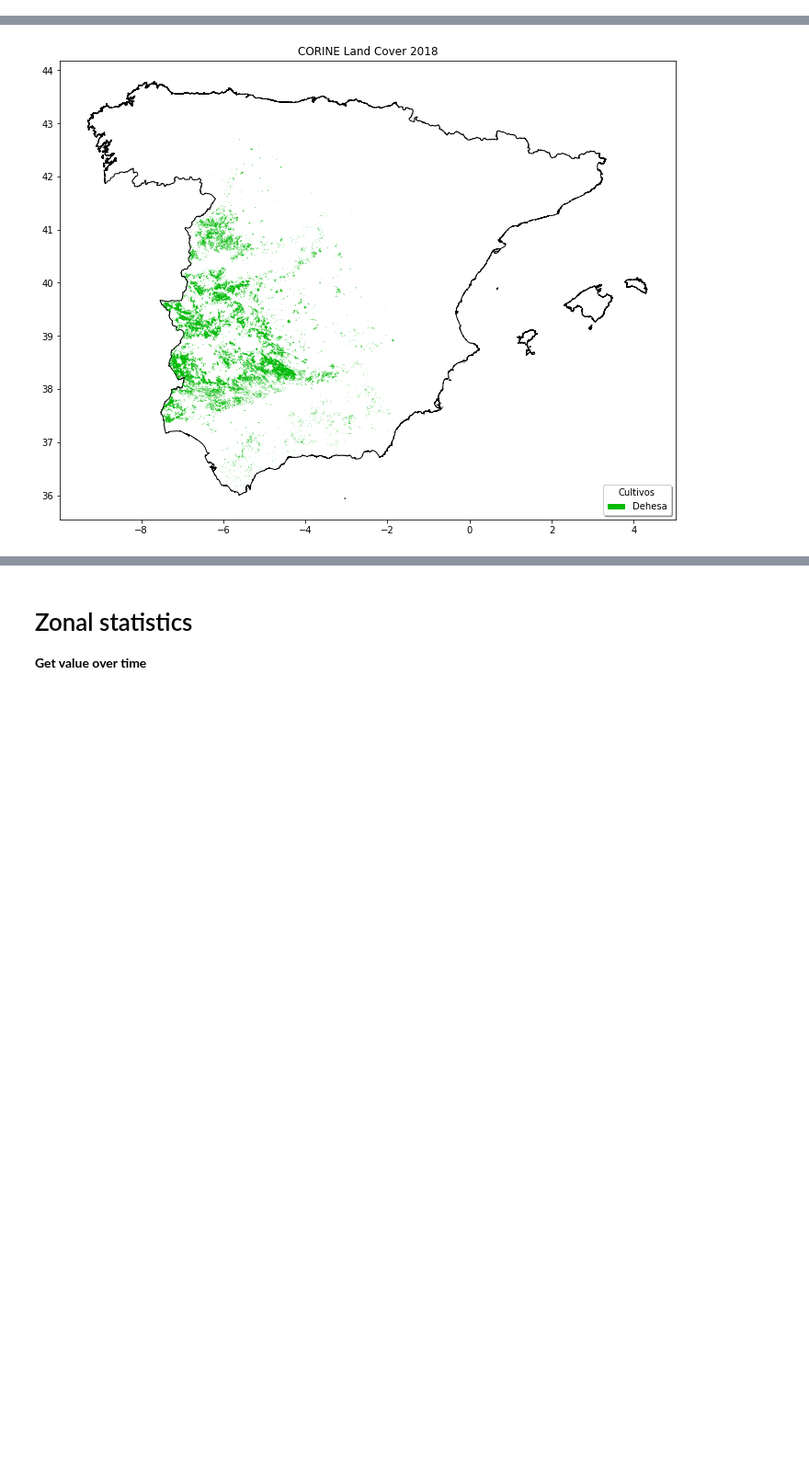
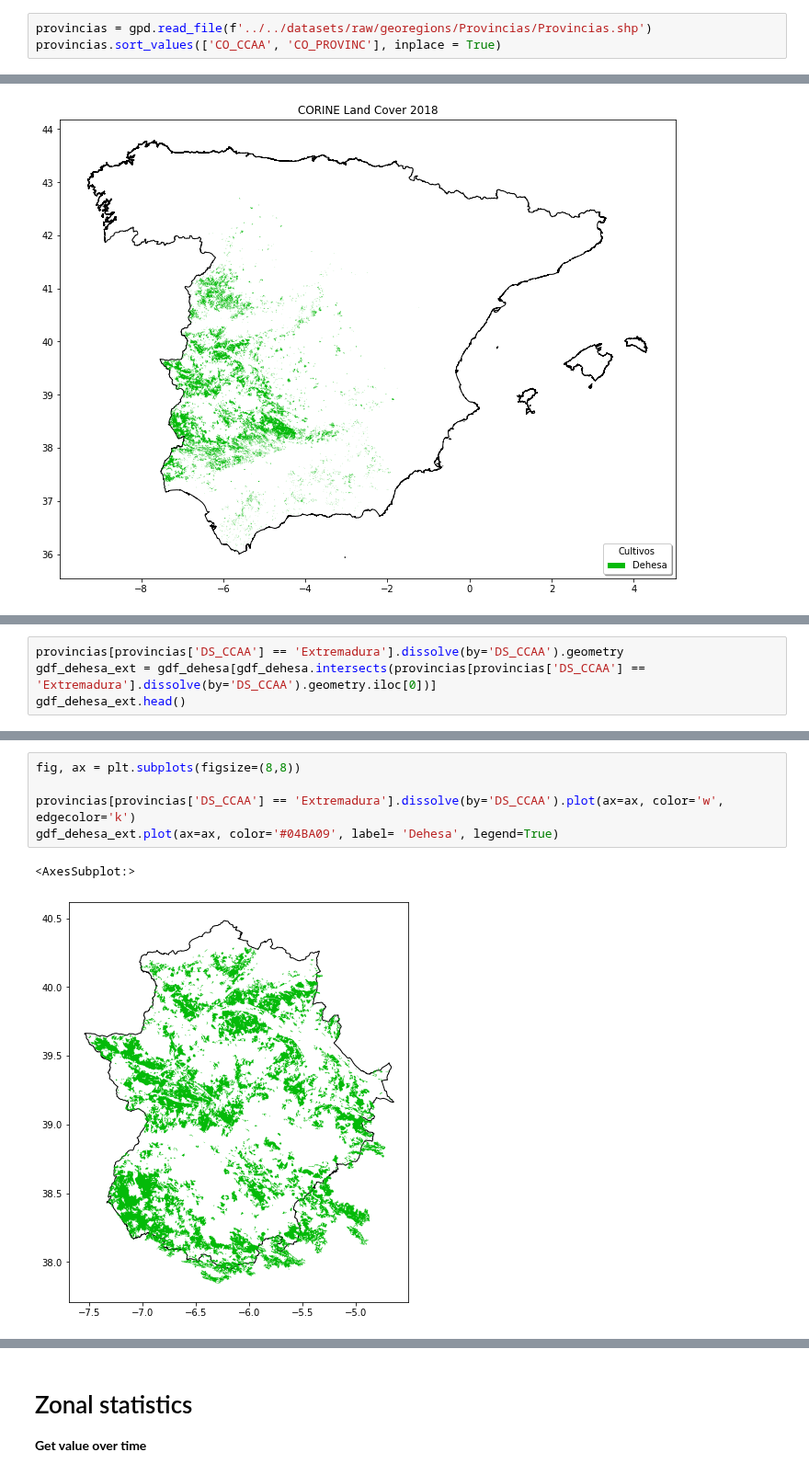
Before and after one commit to Vizzuality/ecf-agricultural-climate-impact, a Jupyter notebook: data/notebooks/Lab/10_Datos_Dehesa.ipynb, the cells around one changed output, grey strips where cells are left out. Shown at 92% size. Saved outputs shown, nothing was run; the diff lists cells and outputs as text; blank space fills up the shorter version.

Commit message:
Extension dehesa

```diff
--- a/data/notebooks/Lab/10_Datos_Dehesa.ipynb
+++ b/data/notebooks/Lab/10_Datos_Dehesa.ipynb
@@ -131,3 +134,6 @@ spain = gpd.read_file('../../datasets/processed/spain.geojson', driver='GeoJSON'
+# %%
+provincias = gpd.read_file(f'../../datasets/raw/georegions/Provincias/Provincias.shp')
+provincias.sort_values(['CO_CCAA', 'CO_PROVINC'], inplace = True)
 # %% [markdown]
 ### Mapa de cultivos
 **Read data**
@@ -173,0 +189,4 @@ plt.show()
+# %%
+provincias[provincias['DS_CCAA'] == 'Extremadura'].dissolve(by='DS_CCAA').geometry
+gdf_dehesa_ext = gdf_dehesa[gdf_dehesa.intersects(provincias[provincias['DS_CCAA'] == 'Extremadura'].dissolve(by='DS_CCAA').geometry.iloc[0])]
+gdf_dehesa_ext.head()
@@ -173,0 +200,8 @@ plt.show()
+# %%
+fig, ax = plt.subplots(figsize=(8,8))
+
+provincias[provincias['DS_CCAA'] == 'Extremadura'].dissolve(by='DS_CCAA').plot(ax=ax, color='w', edgecolor='k')
+gdf_dehesa_ext.plot(ax=ax, color='#04BA09', label= 'Dehesa', legend=True)
+# %% [output]
+<AxesSubplot:>
+[figure, added]
```
Also changed, not shown: parts of 6 cells of this notebook, 1 other file.
